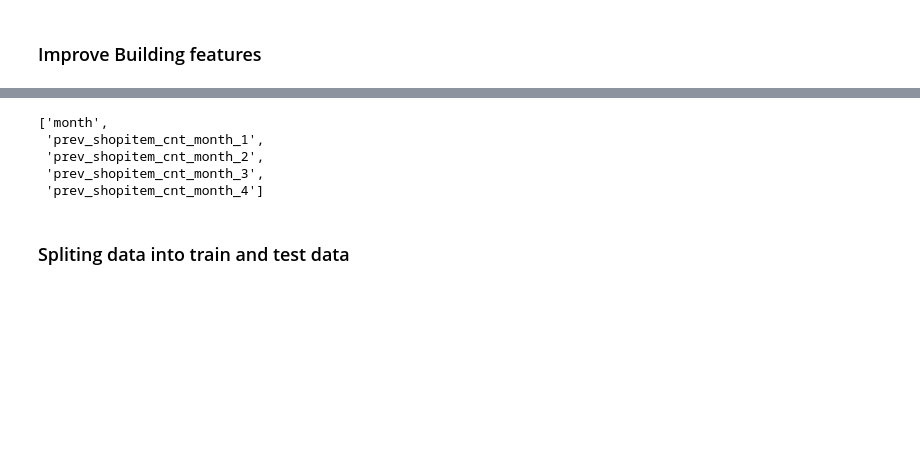
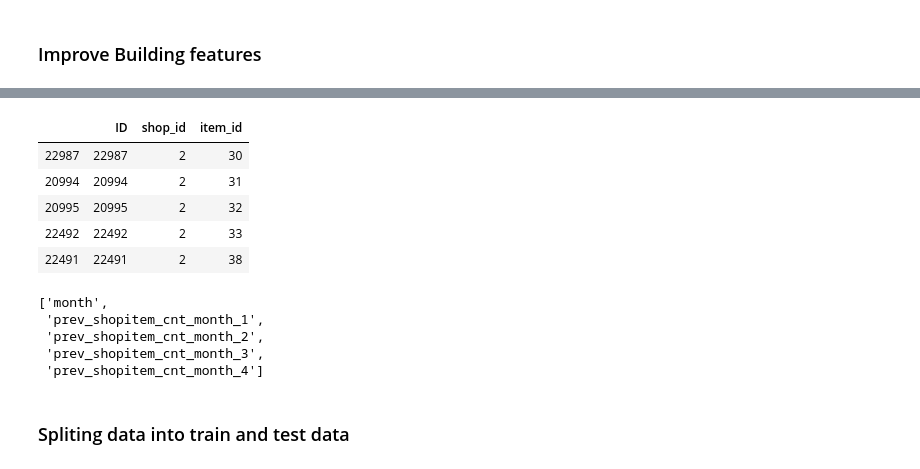
Before and after one commit to Interestship1-0/Sales-prediction, a Jupyter notebook: HenaGhonia/notebooks/22_06_2020_Merge data_and build simple model.ipynb, the cells around one changed output, grey strips where cells are left out. Cells and saved outputs as stored; diff of their text form; code cells hidden in the pictures; blank space fills up the shorter version.

```diff
--- a/HenaGhonia/notebooks/22_06_2020_Merge data_and build simple model.ipynb
+++ b/HenaGhonia/notebooks/22_06_2020_Merge data_and build simple model.ipynb
@@ -106,3 +185,12 @@ df_agg_items.fillna(0, inplace = True)
+# %%
+test.sort_values(['shop_id','item_id']).head()
+# %% [output]
+|  | ID | shop_id | item_id |
+| 22987 | 22987 | 2 | 30 |
+| 20994 | 20994 | 2 | 31 |
+| 20995 | 20995 | 2 | 32 |
+| 22492 | 22492 | 2 | 33 |
+| 22491 | 22491 | 2 | 38 |
 # %%
 features
 # %% [output]
```
Also changed, not shown: parts of 19 cells of this notebook.
